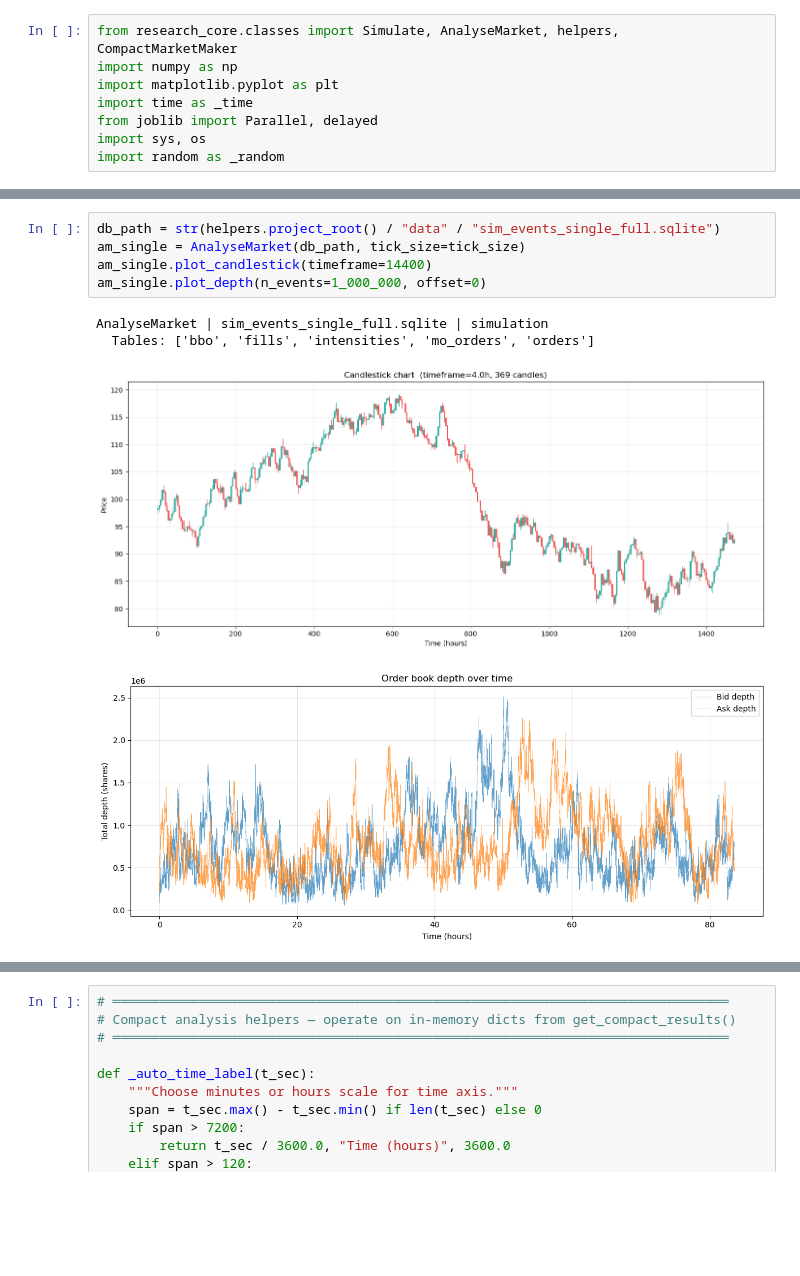
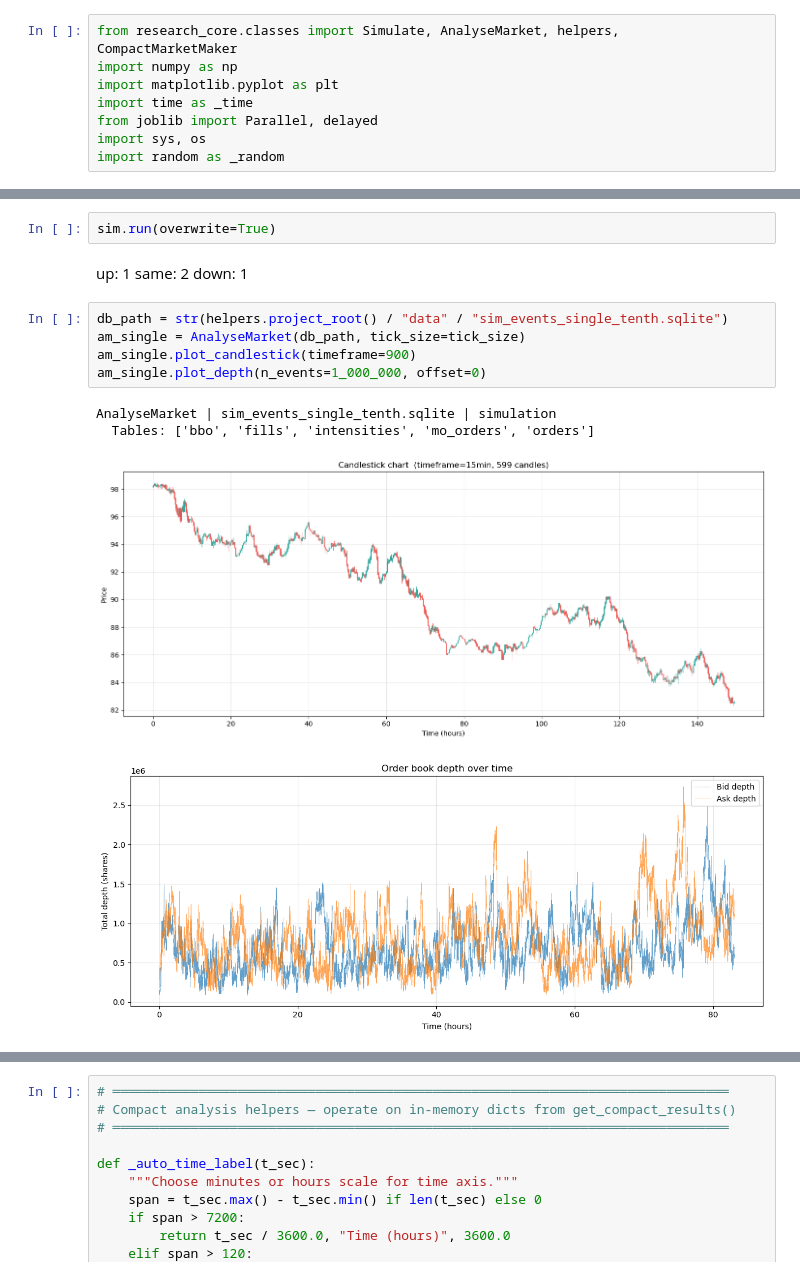
Before and after one commit to JTimmr/thesis, a Jupyter notebook: notebooks/simulation.ipynb, the cells around one changed output, grey strips where cells are left out. Drawn from its saved outputs; the diff is of its cells as text; blank space fills up the shorter version.

```diff
--- a/notebooks/simulation.ipynb
+++ b/notebooks/simulation.ipynb
@@ -95,13 +33,19 @@ KeyboardInterrupt:
+# %%
+sim.run(overwrite=True)
+# %% [markdown]
+up: 1
+same: 2
+down: 1
 # %%
-db_path = str(helpers.project_root() / "data" / "sim_events_single_full.sqlite")
+db_path = str(helpers.project_root() / "data" / "sim_events_single_tenth.sqlite")
 am_single = AnalyseMarket(db_path, tick_size=tick_size)
-am_single.plot_candlestick(timeframe=14400)
+am_single.plot_candlestick(timeframe=900)
 am_single.plot_depth(n_events=1_000_000, offset=0)
 # %% [output]
-AnalyseMarket | sim_events_single_full.sqlite | simulation
+AnalyseMarket | sim_events_single_tenth.sqlite | simulation
   Tables: ['bbo', 'fills', 'intensities', 'mo_orders', 'orders']
-[figure, old version]
+[figure, new version]
-[figure, old version]
+[figure, new version]
 # %%
 am_single.stylized_order_sign_autocorrelation(cap=400)
 # %% [output]
```
Also changed, not shown: parts of 19 cells of this notebook, 10 other files.
